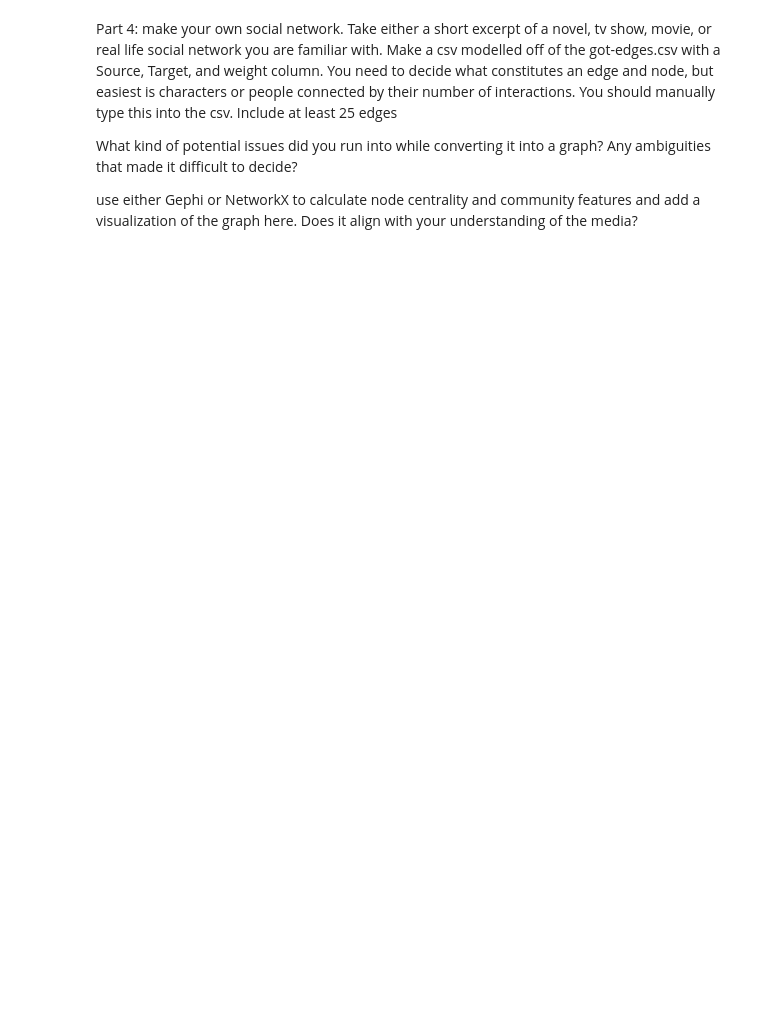
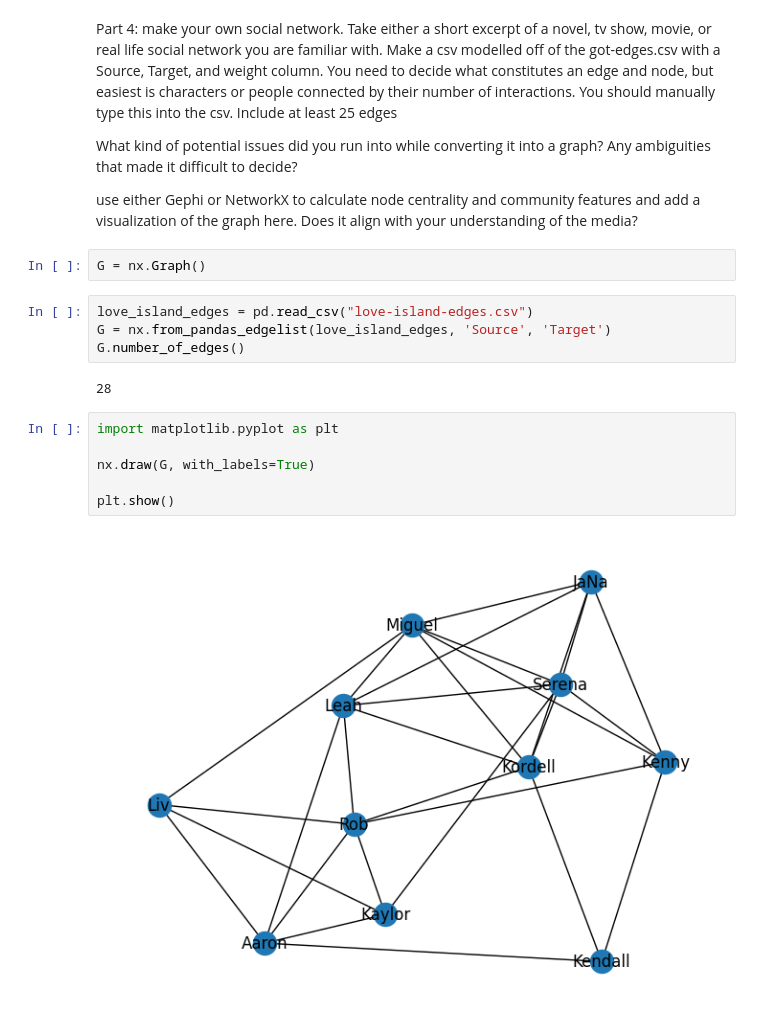
Before and after one commit to saysay2/project4-graphs-llms, a Jupyter notebook: project4.ipynb, the cells around one changed output. Cells and saved outputs as stored; diff of their text form; blank space fills up the shorter version.

```diff
--- a/project4.ipynb
+++ b/project4.ipynb
@@ -183,3 +413,19 @@ Part 4: make your own social network. Take either a short excerpt of a novel, tv
 What kind of potential issues did you run into while converting it into a graph? Any ambiguities that made it difficult to decide?
 
 use either Gephi or NetworkX to calculate node centrality and community features and add a visualization of the graph here. Does it align with your understanding of the media?
+# %%
+G = nx.Graph()
+# %%
+love_island_edges = pd.read_csv("love-island-edges.csv")
+G = nx.from_pandas_edgelist(love_island_edges, 'Source', 'Target')
+G.number_of_edges()
+# %% [output]
+28
+# %%
+import matplotlib.pyplot as plt
+
+nx.draw(G, with_labels=True)
+
+plt.show()
+# %% [output]
+[figure, added]
```
Also changed, not shown: parts of 34 cells of this notebook, 12 other files.
